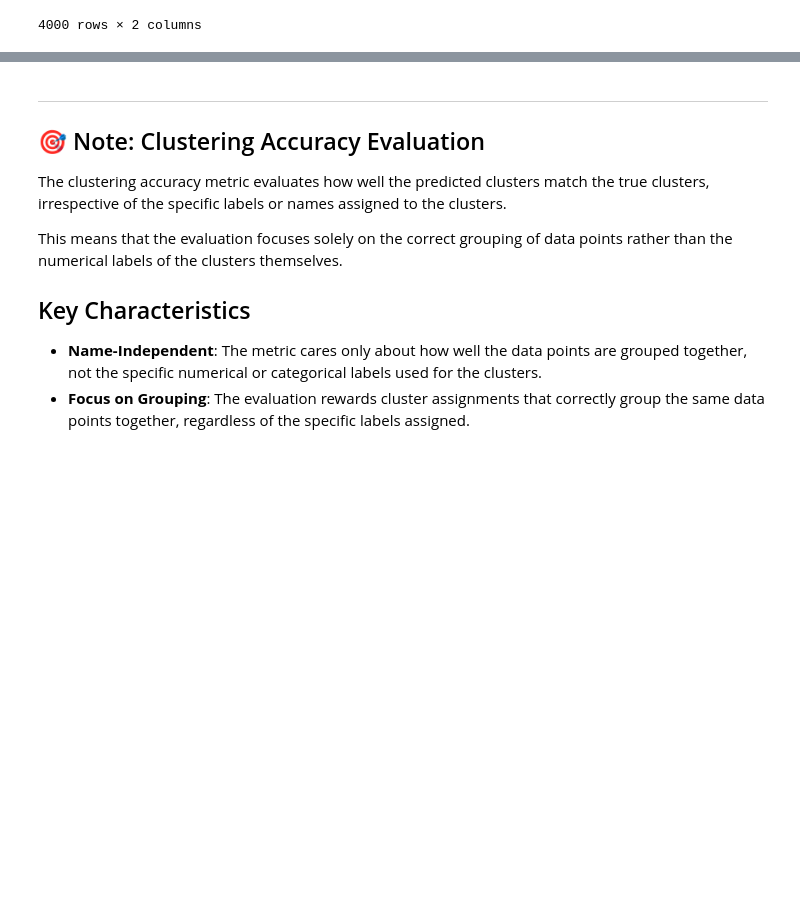
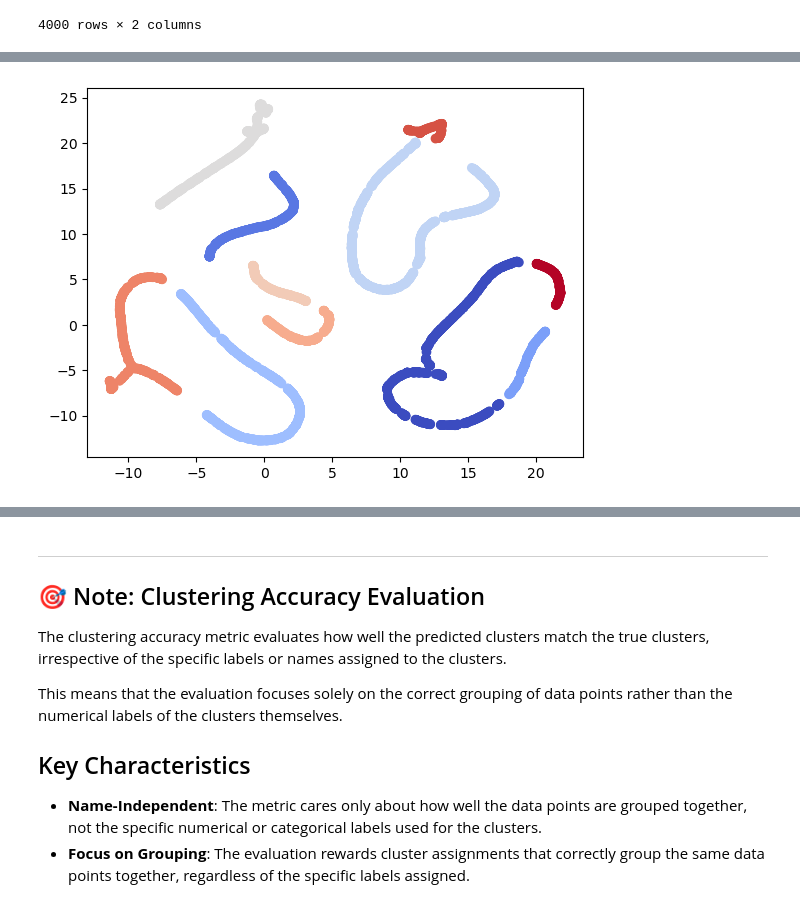
Before and after one commit to MKMC1/TDT4172, a Jupyter notebook: Assignment2_blueprint/Chapter_2.ipynb, the cells around one changed output, grey strips where cells are left out. Cells and saved outputs as stored; diff of their text form; code cells hidden in the pictures; blank space fills up the shorter version.

```diff
--- a/Assignment2_blueprint/Chapter_2.ipynb
+++ b/Assignment2_blueprint/Chapter_2.ipynb
@@ -500,0 +579,3 @@ sample_submission
+# %%
+dbscan_model = DBSCAN(eps=1, min_samples=10)
+dbscan_results_umap_eps_1 = dbscan_model.fit_predict(umap_results)
@@ -500,0 +590,5 @@ sample_submission
+# %%
+plt.scatter(umap_results[:, 0], umap_results[:, 1], c=dbscan_results_umap_eps_1, cmap='coolwarm')
+plt.show()
+# %% [output]
+[figure, added]
```
Also changed, not shown: parts of 36 cells of this notebook, 1 other file.
